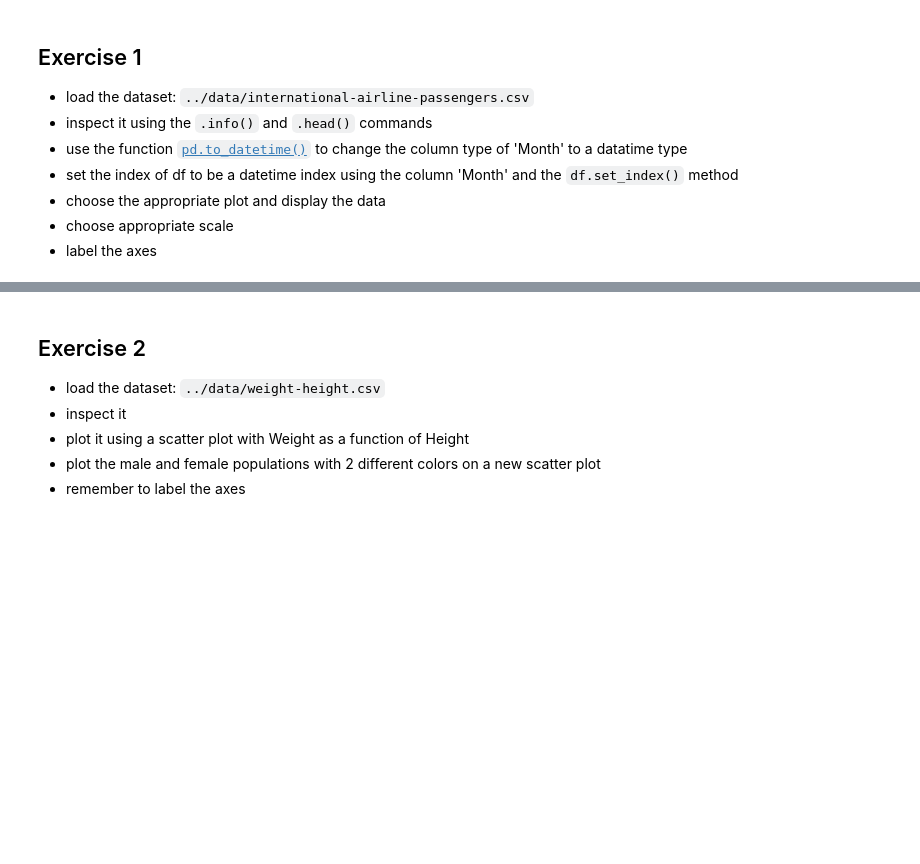
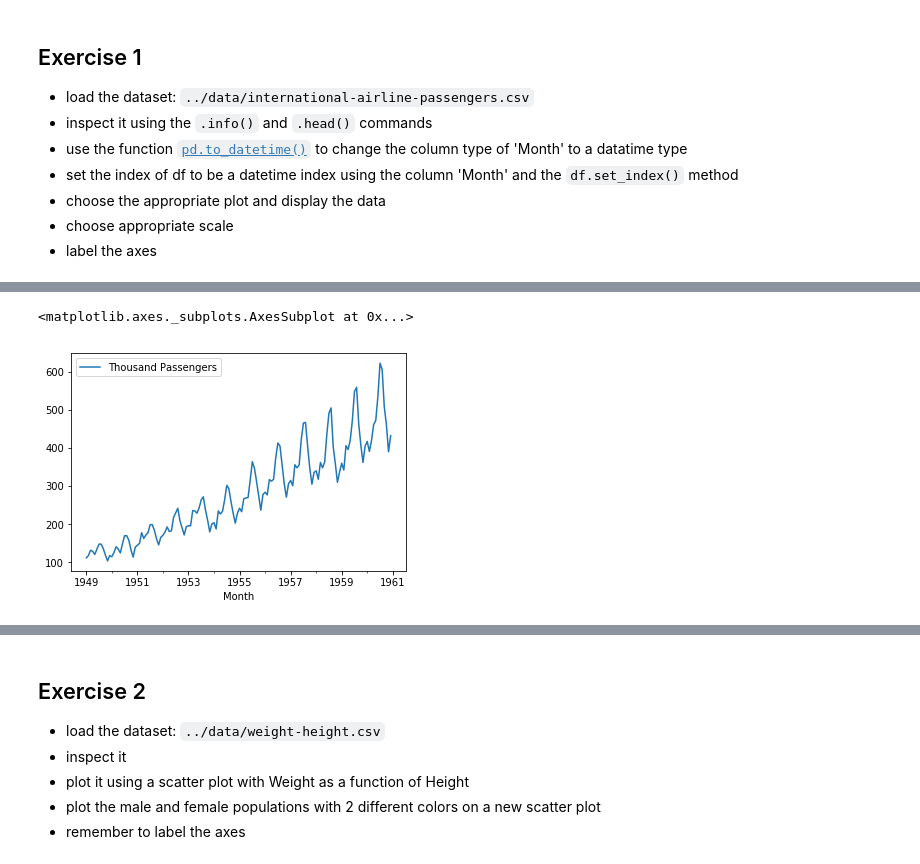
Before and after one commit to YasirHabib/Deep-Learning, a Jupyter notebook: solutions/2 Data Solutions.ipynb, the cells around one changed output, grey strips where cells are left out. Saved outputs shown, nothing was run; the diff lists cells and outputs as text; code cells hidden in the pictures; blank space fills up the shorter version.

```diff
--- a/solutions/2 Data Solutions.ipynb
+++ b/solutions/2 Data Solutions.ipynb
@@ -7,3 +7,8 @@
 - choose the appropriate plot and display the data
 - choose appropriate scale
 - label the axes
+# %%
+import pandas as pd
+
+df = pd.read_csv('../data/international-airline-passengers.csv')
+df.info()
@@ -9,0 +57,5 @@
+# %%
+df["Month"] = pd.to_datetime(df["Month"])
+
+print(df.info(),'\n')
+df.head()
@@ -9,0 +77,5 @@
+# %%
+df = df.set_index('Month')
+
+print(df.info(),'\n')
+df.head()
@@ -9,0 +97,5 @@
+# %%
+df.plot()
+# %% [output]
+<matplotlib.axes._subplots.AxesSubplot at 0x...>
+[figure, added]
```
Also changed, not shown: parts of 6 cells of this notebook.
